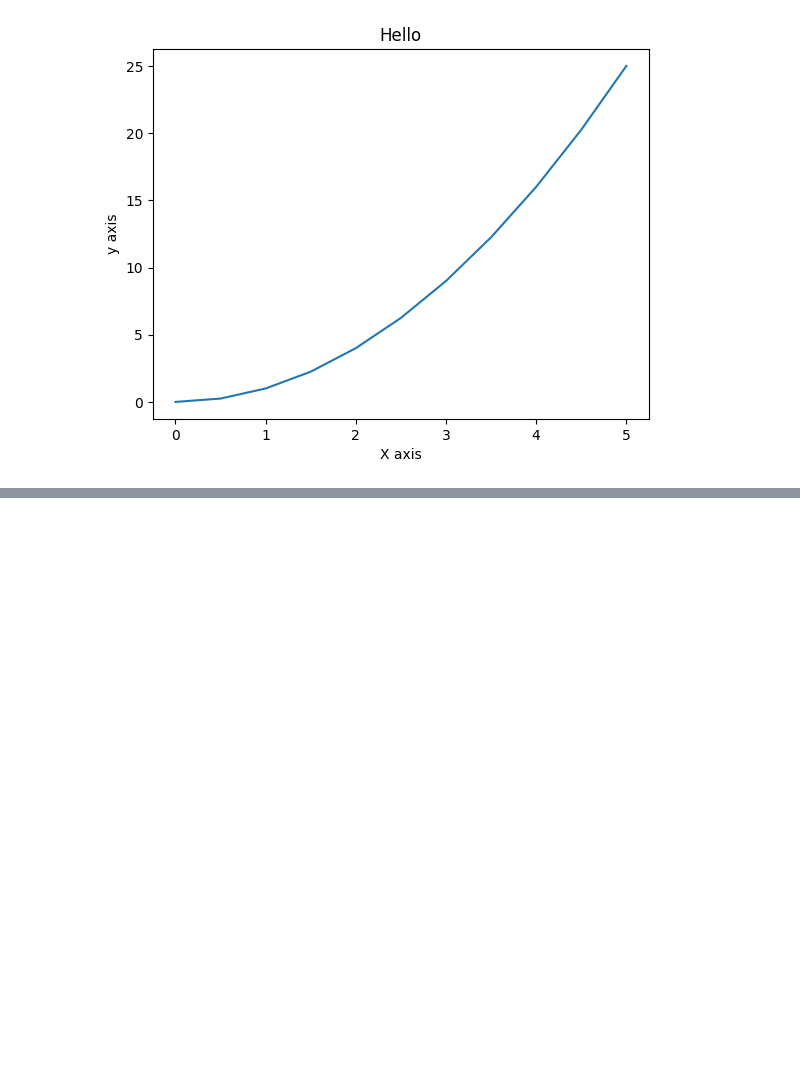
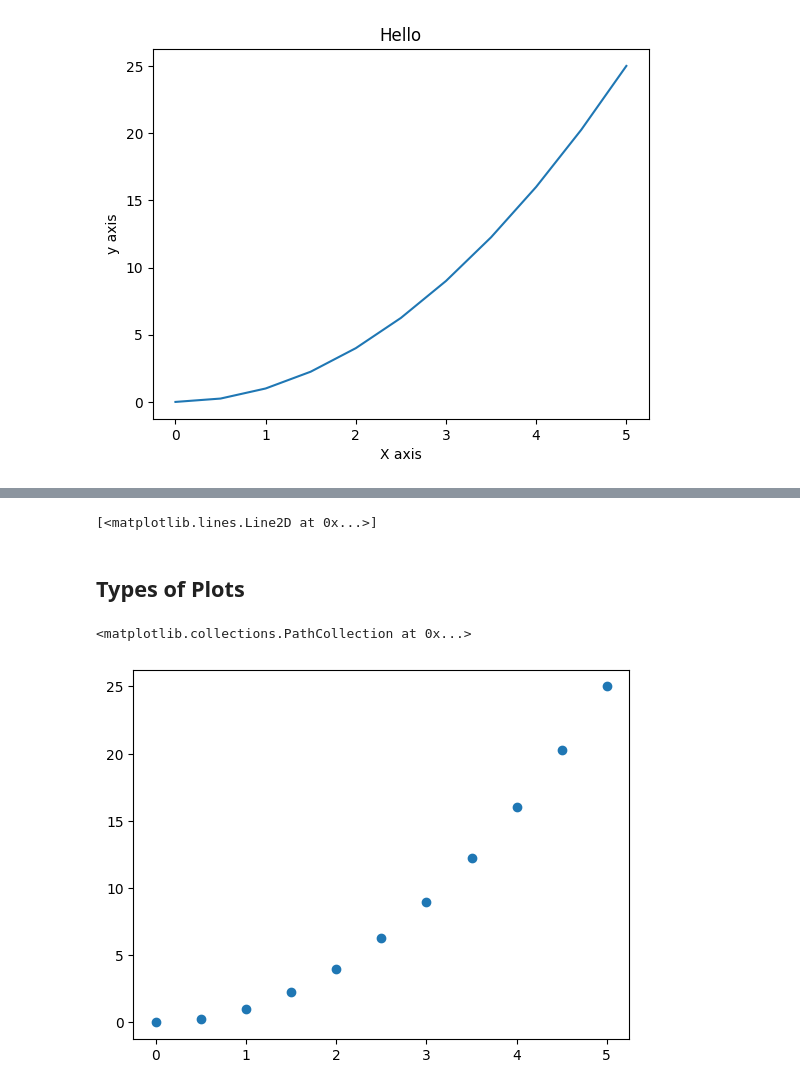
Before and after one commit to manishkr6/Data-Visualization, a Jupyter notebook: Matplotlib.ipynb, the cells around one changed output, grey strips where cells are left out. Cells and saved outputs as stored; diff of their text form; code cells hidden in the pictures; blank space fills up the shorter version.

```diff
--- a/Matplotlib.ipynb
+++ b/Matplotlib.ipynb
@@ -21,0 +42,15 @@ plt.ylabel("y axis")
+# %%
+fig = plt.Figure()
+axis1 = fig.add_axes([0.1, 0.1, 1, 1])
+axis1.plot(x, y)
+axis2 = fig.add_axes([0.1, 0.1, 1, 1])
+axis2.plot(x, y)
+# %% [output]
+[<matplotlib.lines.Line2D at 0x...>]
+# %% [markdown]
+## **Types of Plots**
+# %%
+plt.scatter(x, y)
+# %% [output]
+<matplotlib.collections.PathCollection at 0x...>
+[figure, added]
```
Also changed, not shown: parts of 12 cells of this notebook, 2 other files.
